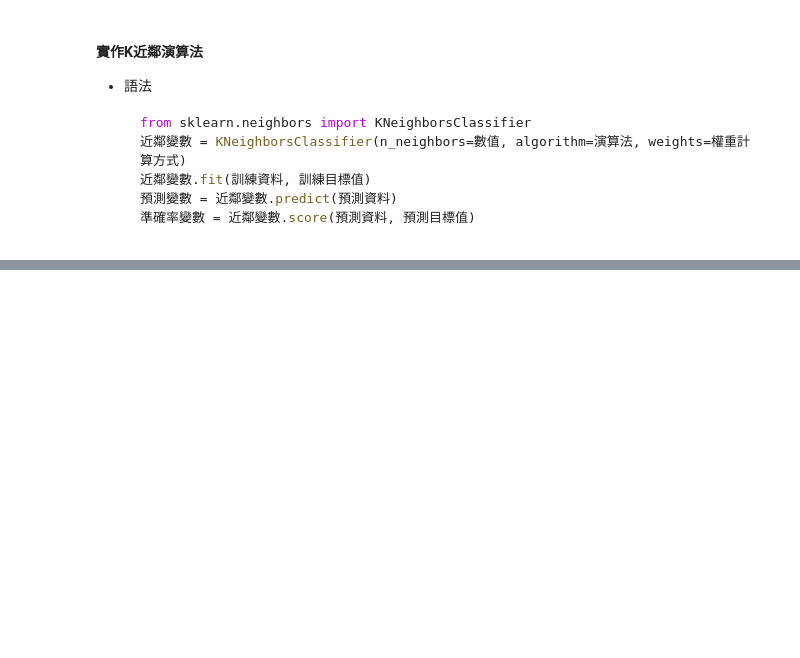
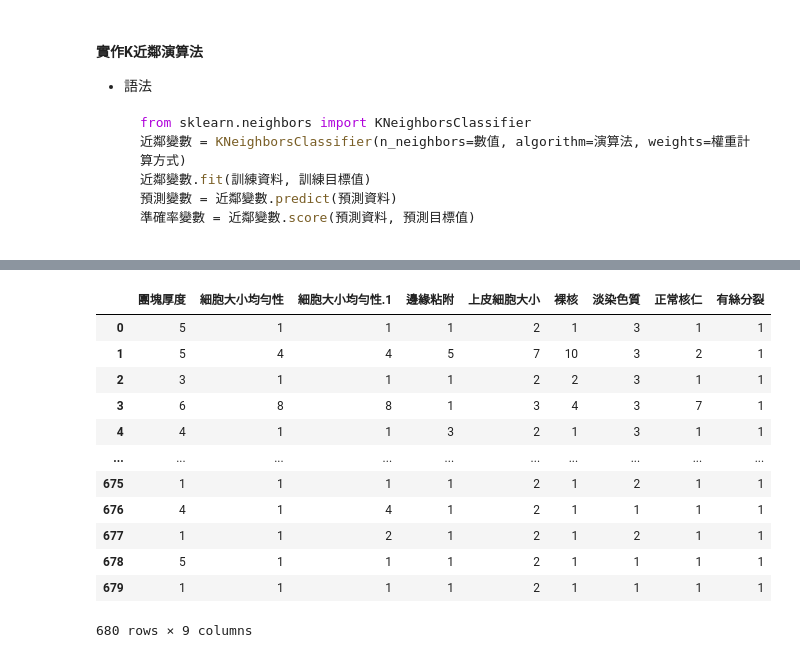
Before and after one commit to LJJain/python_begin, a Jupyter notebook: Begin/09.ipynb, the cells around one changed output, grey strips where cells are left out. Cells and saved outputs as stored; diff of their text form; code cells hidden in the pictures; blank space fills up the shorter version.

```diff
--- a/Begin/09.ipynb
+++ b/Begin/09.ipynb
@@ -252,0 +570,17 @@ joblib.dump(knn, 'mnist500.pkl')
+# %%
+x = df.iloc[: , :9]
+x
+# %% [output]
+|  | 團塊厚度 | 細胞大小均勻性 | 細胞大小均勻性.1 | 邊緣粘附 | 上皮細胞大小 | 裸核 | 淡染色質 | 正常核仁 | 有絲分裂 |
+| 0 | 5 | 1 | 1 | 1 | 2 | 1 | 3 | 1 | 1 |
+| 1 | 5 | 4 | 4 | 5 | 7 | 10 | 3 | 2 | 1 |
+| 2 | 3 | 1 | 1 | 1 | 2 | 2 | 3 | 1 | 1 |
+| 3 | 6 | 8 | 8 | 1 | 3 | 4 | 3 | 7 | 1 |
+| 4 | 4 | 1 | 1 | 3 | 2 | 1 | 3 | 1 | 1 |
+| ... | ... | ... | ... | ... | ... | ... | ... | ... | ... |
+| 675 | 1 | 1 | 1 | 1 | 2 | 1 | 2 | 1 | 1 |
+| 676 | 4 | 1 | 4 | 1 | 2 | 1 | 1 | 1 | 1 |
+| 677 | 1 | 1 | 2 | 1 | 2 | 1 | 2 | 1 | 1 |
+| 678 | 5 | 1 | 1 | 1 | 2 | 1 | 1 | 1 | 1 |
+| 679 | 1 | 1 | 1 | 1 | 2 | 1 | 1 | 1 | 1 |
+680 rows × 9 columns
```
Also changed, not shown: parts of 47 cells of this notebook, 2 other files.
